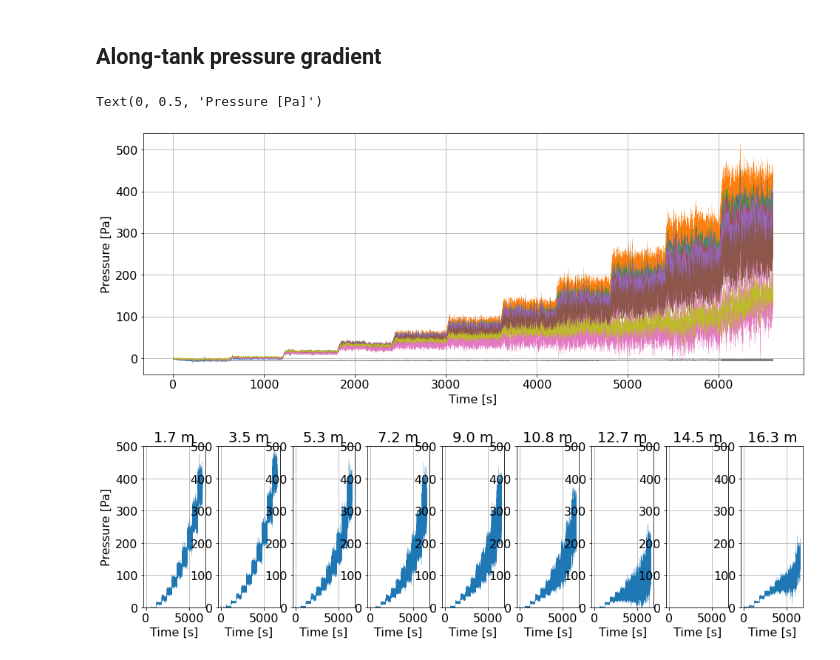
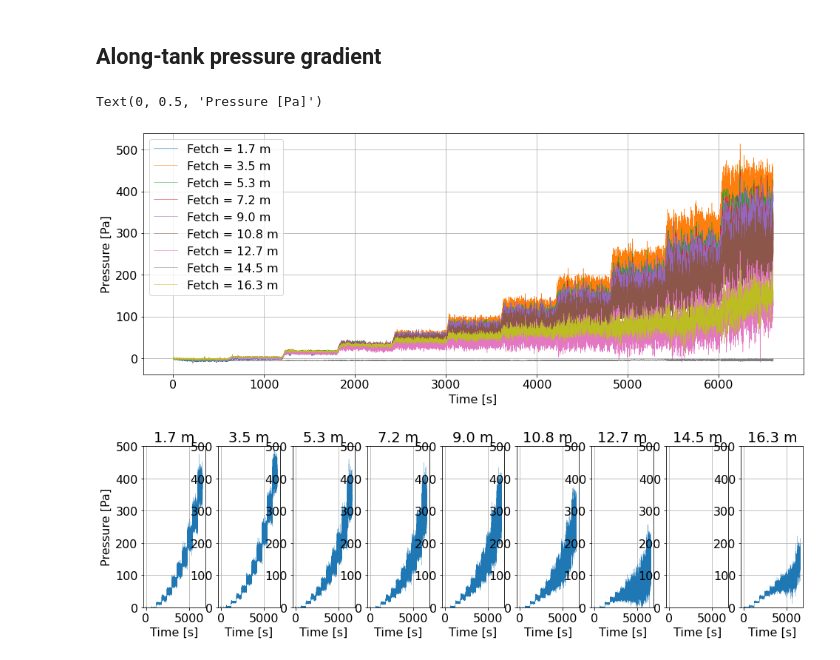
Before and after one commit to sustain-lab/sustain-drag-2020, a Jupyter notebook: momentum_budget_20201106.ipynb, the cells around one changed output. Drawn from its saved outputs; the diff is of its cells as text; code cells hidden in the pictures.

```diff
--- a/momentum_budget_20201106.ipynb
+++ b/momentum_budget_20201106.ipynb
@@ -140,14 +136,15 @@ plt.grid()
 ## Along-tank pressure gradient
 # %%
 plt.figure(figsize=(16, 6))
-for n in range(ds.fetch_p.size):
-    plt.plot(ds.time_p, ds.p[n,:], lw=0.2)
+for n, x in enumerate(ds.fetch_p):
+    plt.plot(ds.time_p, ds.p[n,:], lw=0.5, label='Fetch = %.1f m' % x)
+plt.legend()
 plt.grid()
 plt.xlabel('Time [s]')
 plt.ylabel('Pressure [Pa]')
 # %% [output]
 Text(0, 0.5, 'Pressure [Pa]')
-[figure, old version]
+[figure, new version]
 # %%
 fig = plt.figure(figsize=(16, 4))
 for n in range(9):
```
Also changed, not shown: parts of 27 cells of this notebook, 1 other file.
